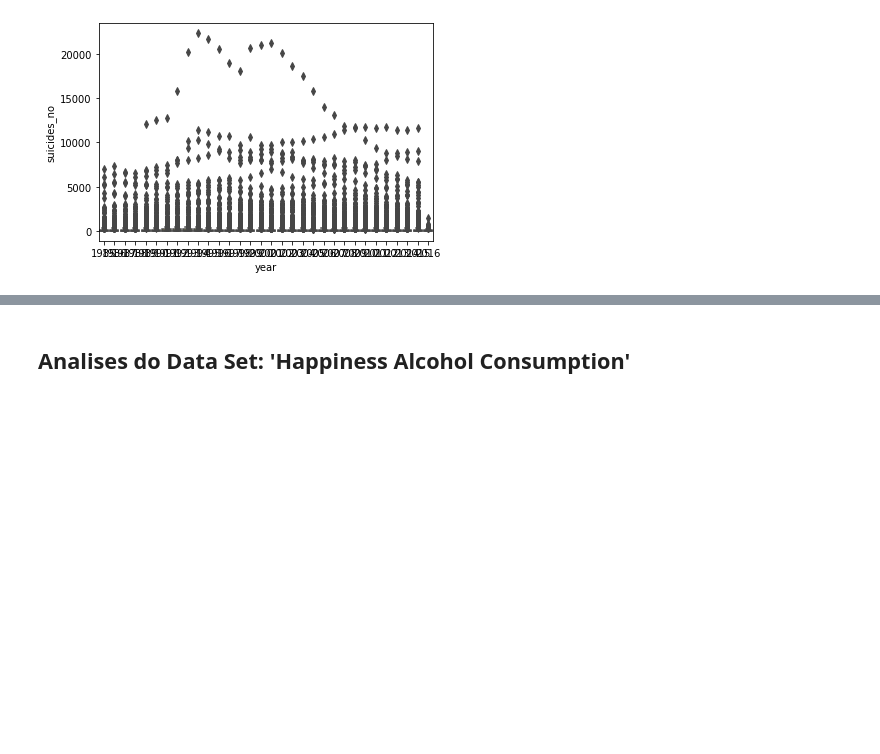
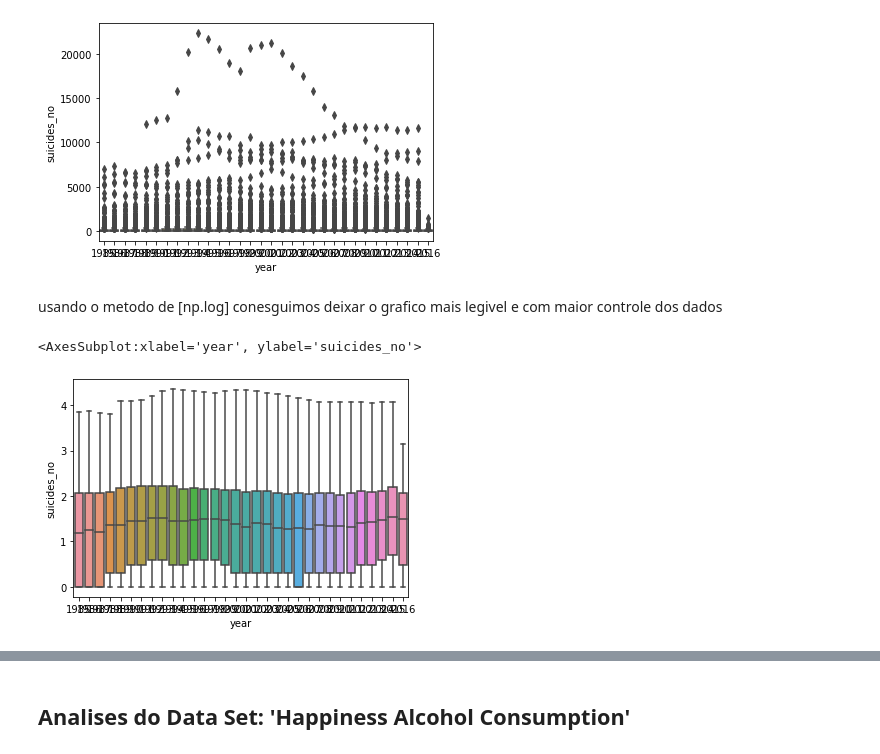
Before and after one commit to DevNataneto/ProjetoCDIA, a Jupyter notebook: analises.ipynb, the cells around one changed output, grey strips where cells are left out. Cells and saved outputs as stored; diff of their text form; code cells hidden in the pictures; blank space fills up the shorter version.

```diff
--- a/analises.ipynb
+++ b/analises.ipynb
@@ -61,3 +32,10 @@ sns.boxplot(y = suicides_no, x = suicides_year)
 # %% [output]
 <AxesSubplot:xlabel='year', ylabel='suicides_no'>
 [figure]
+# %% [markdown]
+usando o metodo de [np.log] conesguimos deixar o grafico mais legivel e com maior controle dos dados
+# %%
+sns.boxplot(x = suicide_df['year'], y = np.log10(suicide_df['suicides_no']))
+# %% [output]
+<AxesSubplot:xlabel='year', ylabel='suicides_no'>
+[figure, added]
```
Also changed, not shown: parts of 14 cells of this notebook.
